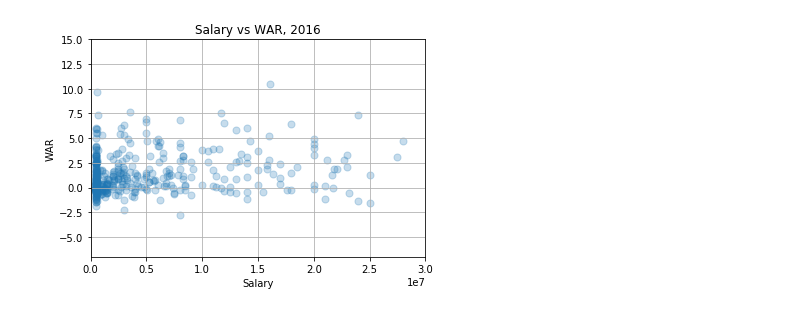
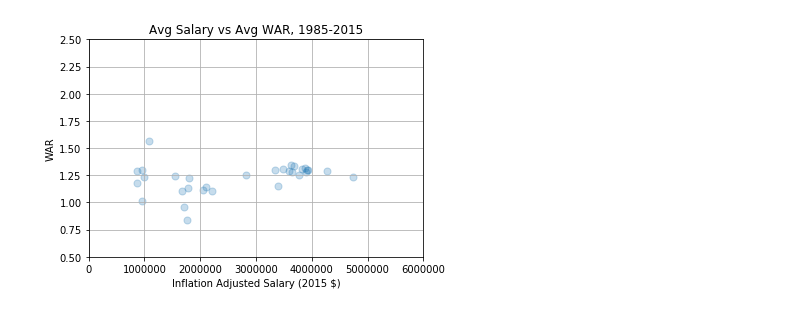
Before and after one commit to DavidJeffPhillips/Project1, a Jupyter notebook: data/Initial Analysis - Bat.ipynb, the cells around one changed output. Drawn from its saved outputs; the diff is of its cells as text; code cells hidden in the pictures.

```diff
--- a/data/Initial Analysis - Bat.ipynb
+++ b/data/Initial Analysis - Bat.ipynb
@@ -97,0 +116,8 @@ batter_16_df.head()
+# %%
+batter_yearly_df = batter_df.groupby("year_ID")
+avg_yearly_war = batter_yearly_df["WAR"].mean()
+avg_yearly_war_df = pd.DataFrame(avg_yearly_war)
+avg_yearly_salary = batter_yearly_df['adjusted_sal'].mean()
+avg_yearly_salary_df = pd.DataFrame(avg_yearly_salary)
+yearly_avg_df = pd.merge(avg_yearly_war_df, avg_yearly_salary_df, on="year_ID")
+yearly_avg_df.head()
@@ -97,0 +132,5 @@ batter_16_df.head()
+# %%
+cost_war = yearly_avg_df["adjusted_sal"]/yearly_avg_df['WAR']
+cost_war
+yearly_avg_df['sal/war'] = cost_war
+yearly_avg_df.head()
@@ -98,17 +145,17 @@ batter_16_df.head()
 # %%
-x_axis = batter_16_df['salary']
-war = batter_16_df['WAR']
-plt.xlim(0, 30000000)
-plt.ylim(-7,15)
-plt.title("Salary vs WAR, 2016")
-plt.xlabel("Salary")
+x_axis = yearly_avg_df['adjusted_sal']
+war = yearly_avg_df['WAR']
+plt.xlim(0, 6000000)
+plt.ylim(0.5,2.5)
+plt.title("Avg Salary vs Avg WAR, 1985-2015")
+plt.xlabel("Inflation Adjusted Salary (2015 $)")
 plt.ylabel("WAR")
 plt.grid()
 
 plt.scatter(x_axis, war, marker="o", s=50, alpha=0.25)
 
 #plt.savefig("salary_vs_war.png")
 
 plt.show()
 # %% [output]
-[figure, old version]
+[figure, new version]
```
Also changed, not shown: parts of 22 cells of this notebook.
